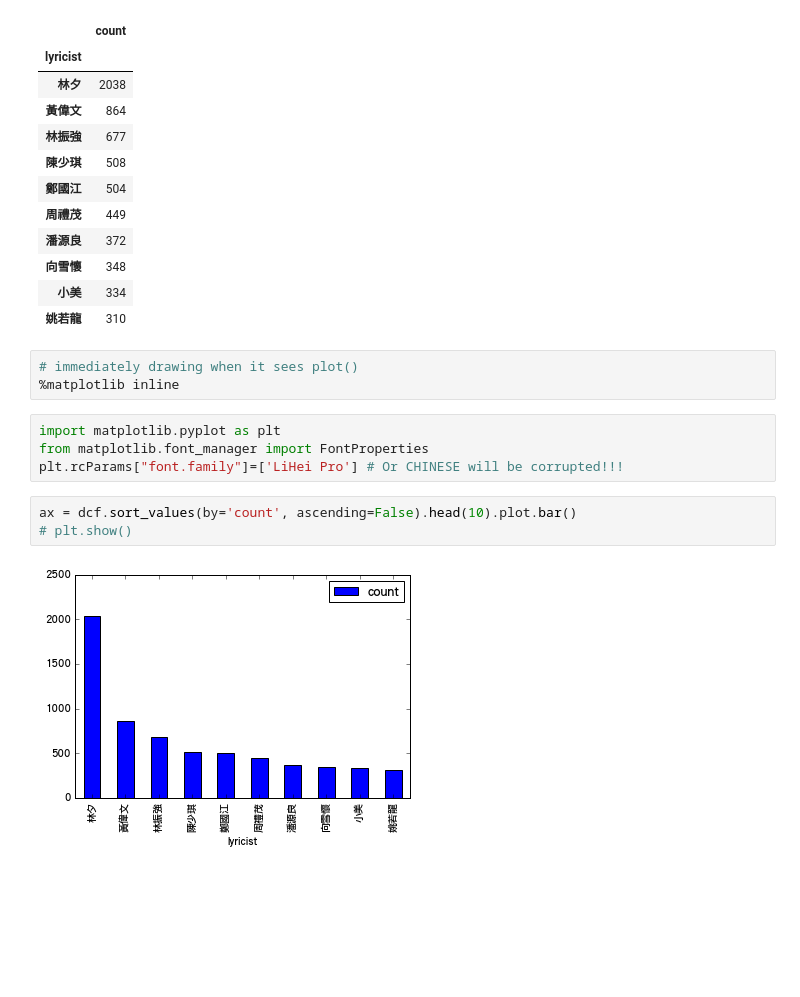
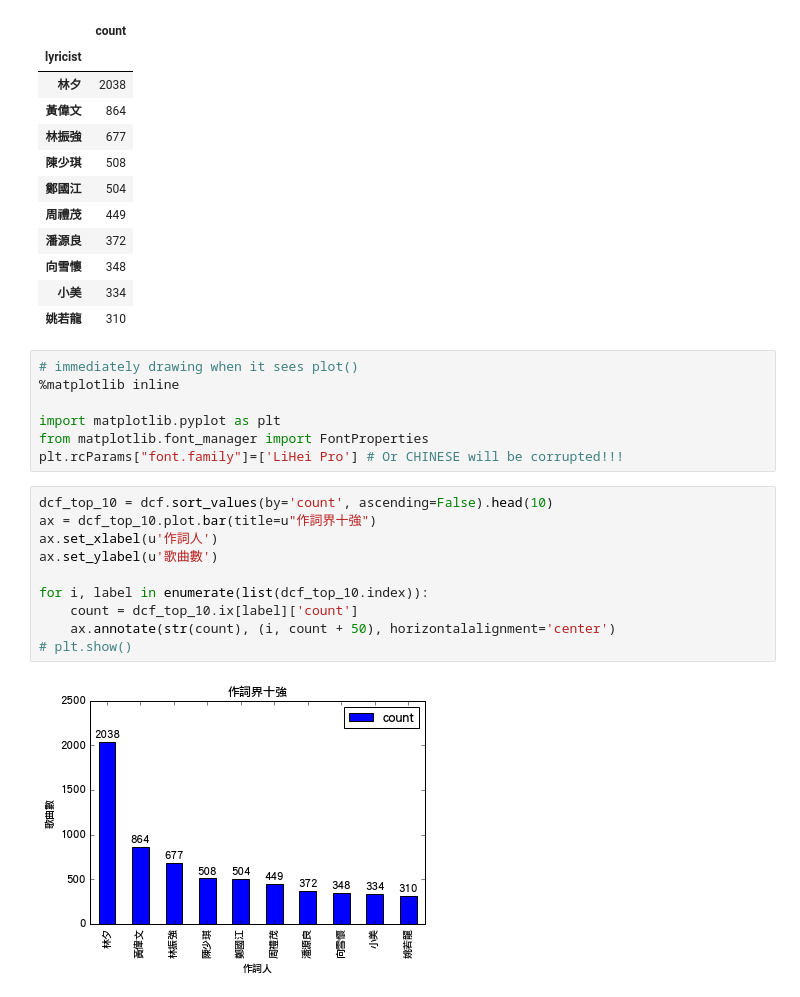
Before and after one commit to KentHan/Chinese_lyrics_analysis, a Jupyter notebook: Chinese_lyrics_analysis.ipynb, the cells around one changed output. Drawn from its saved outputs; the diff is of its cells as text; blank space fills up the shorter version.

```diff
--- a/Chinese_lyrics_analysis.ipynb
+++ b/Chinese_lyrics_analysis.ipynb
@@ -39,14 +40,21 @@ dcf.sort_values(by='count', ascending=False).head(10)
 # %%
 # immediately drawing when it sees plot()
 %matplotlib inline
+
+import matplotlib.pyplot as plt
+from matplotlib.font_manager import FontProperties
+plt.rcParams["font.family"]=['LiHei Pro'] # Or CHINESE will be corrupted!!!
-# %%
-import matplotlib.pyplot as plt
-from matplotlib.font_manager import FontProperties
-plt.rcParams["font.family"]=['LiHei Pro'] # Or CHINESE will be corrupted!!!
-# %%
-ax = dcf.sort_values(by='count', ascending=False).head(10).plot.bar()
-# plt.show()
-# %% [output]
-[figure, removed]
+# %%
+dcf_top_10 = dcf.sort_values(by='count', ascending=False).head(10)
+ax = dcf_top_10.plot.bar(title=u"作詞界十強")
+ax.set_xlabel(u'作詞人')
+ax.set_ylabel(u'歌曲數')
+
+for i, label in enumerate(list(dcf_top_10.index)):
+    count = dcf_top_10.ix[label]['count']
+    ax.annotate(str(count), (i, count + 50), horizontalalignment='center')
+# plt.show()
+# %% [output]
+[figure, added]
 # %%
 # Jieba
```
Also changed, not shown: parts of 9 cells of this notebook, 1 other file.
